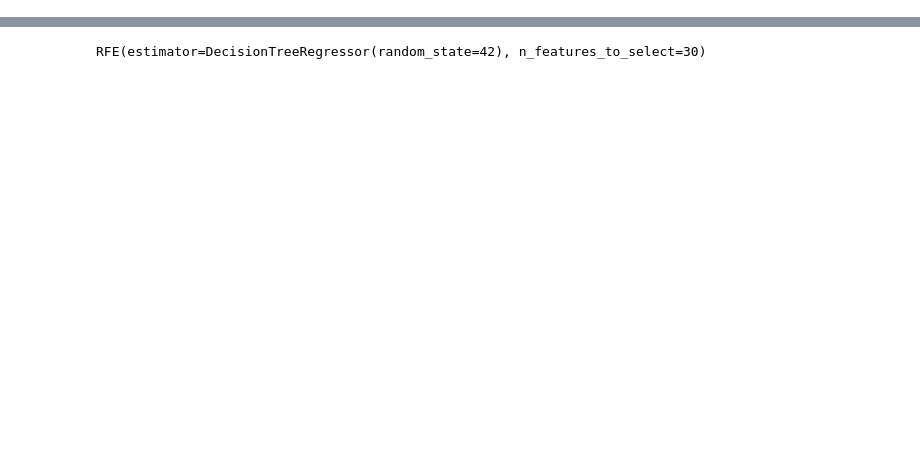
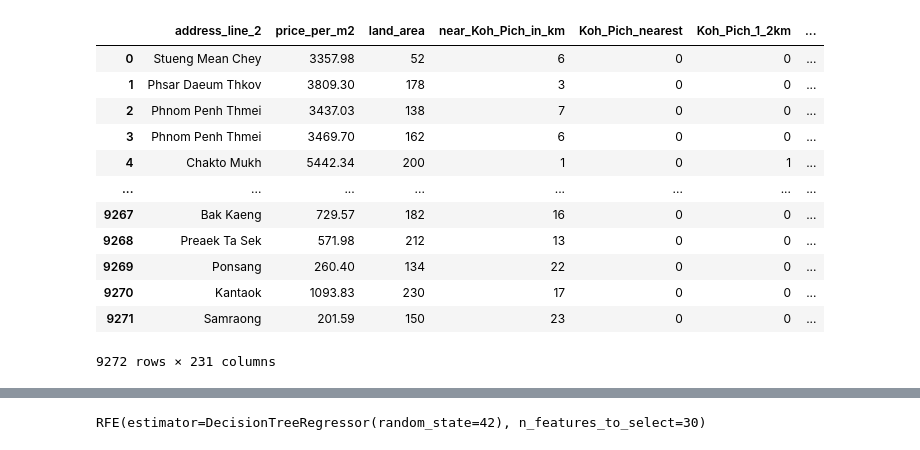
Before and after one commit to zinhour10/real_estate_price_prediction, a Jupyter notebook: notebooks/data_prepocessing/feature_selections/dicision_tree_feature_selection.ipynb, the cells around one changed output, grey strips where cells are left out. Saved outputs shown, nothing was run; the diff lists cells and outputs as text; code cells hidden in the pictures; blank space fills up the shorter version.

```diff
--- a/notebooks/data_prepocessing/feature_selections/dicision_tree_feature_selection.ipynb
+++ b/notebooks/data_prepocessing/feature_selections/dicision_tree_feature_selection.ipynb
@@ -23,0 +26,5 @@ df.shape
+# %%
+df['h_id_price_mean'] = df.groupby('h_id')['price_per_m2'].transform('mean')
+df['h_id_price_max'] = df.groupby('h_id')['price_per_m2'].transform('max')
+df['h_id_price_median'] = df.groupby('h_id')['price_per_m2'].transform('median')
+df['h_id_price_min'] = df.groupby('h_id')['price_per_m2'].transform('min')
@@ -24,3 +46,21 @@ df.shape
+# %%
+df.drop(columns=['address_subdivision','price', 'address_locality', 'h_id', 'longitude', 'latitude', 'geometry'], inplace=True)
+# %%
+df
+# %% [output]
+|  | address_line_2 | price_per_m2 | land_area | near_Koh_Pich_in_km | Koh_Pich_nearest | Koh_Pich_1_2km | ... |
+| 0 | Stueng Mean Chey | 3357.98 | 52 | 6 | 0 | 0 | ... |
+| 1 | Phsar Daeum Thkov | 3809.30 | 178 | 3 | 0 | 0 | ... |
+| 2 | Phnom Penh Thmei | 3437.03 | 138 | 7 | 0 | 0 | ... |
+| 3 | Phnom Penh Thmei | 3469.70 | 162 | 6 | 0 | 0 | ... |
+| 4 | Chakto Mukh | 5442.34 | 200 | 1 | 0 | 1 | ... |
+| ... | ... | ... | ... | ... | ... | ... | ... |
+| 9267 | Bak Kaeng | 729.57 | 182 | 16 | 0 | 0 | ... |
+| 9268 | Preaek Ta Sek | 571.98 | 212 | 13 | 0 | 0 | ... |
+| 9269 | Ponsang | 260.40 | 134 | 22 | 0 | 0 | ... |
+| 9270 | Kantaok | 1093.83 | 230 | 17 | 0 | 0 | ... |
+| 9271 | Samraong | 201.59 | 150 | 23 | 0 | 0 | ... |
+9272 rows × 231 columns
 # %%
 df.dropna(inplace=True)
 df.drop_duplicates(inplace=True)
```
Also changed, not shown: parts of 9 cells of this notebook, 50 other files.
